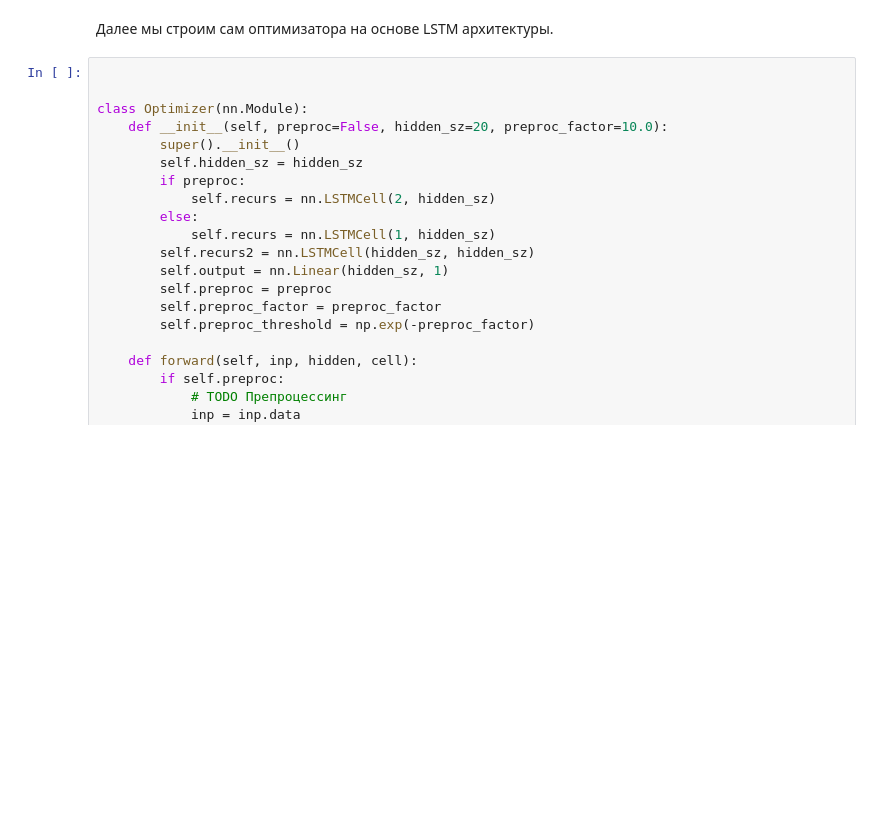
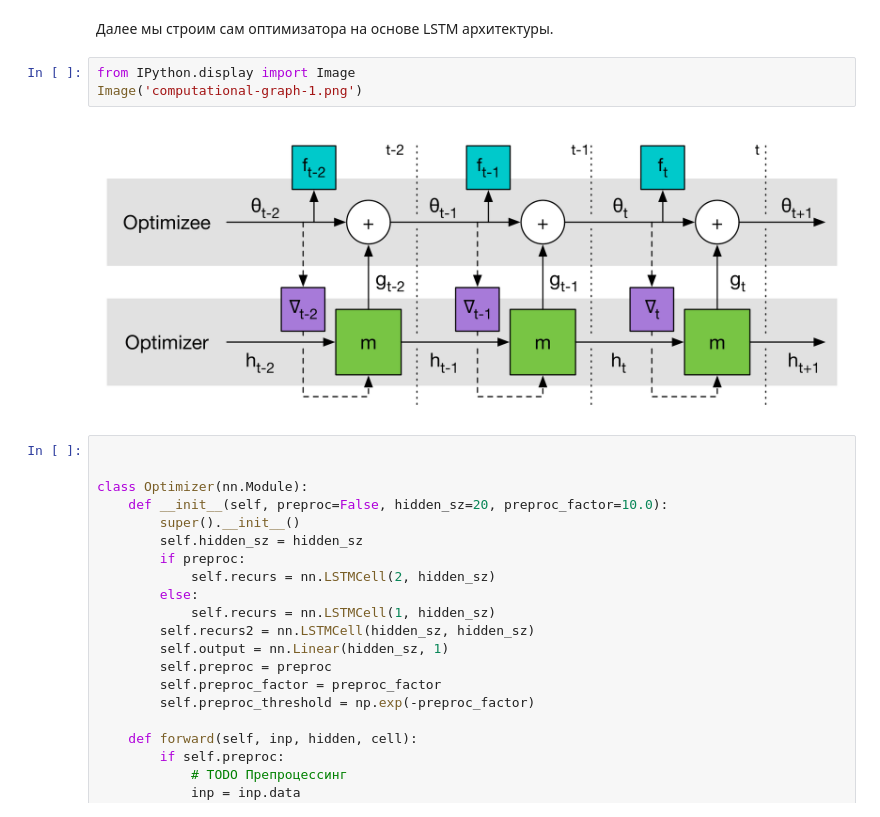
Before and after one commit to BetterThanButter/learning_to_learn_project, a Jupyter notebook: DEMO.ipynb, the cells around one changed output. Saved outputs shown, nothing was run; the diff lists cells and outputs as text; blank space fills up the shorter version.

Commit message:
LSTM image added

```diff
--- a/DEMO.ipynb
+++ b/DEMO.ipynb
@@ -181,6 +181,11 @@ class QuadOptimizee(nn.Module):
         return [('theta', self.theta)]
 # %% [markdown]
 Далее мы строим сам оптимизатора на основе LSTM архитектуры.
+# %%
+from IPython.display import Image
+Image('computational-graph-1.png')
+# %% [output]
+[figure, added]
 # %%
 
 
```
